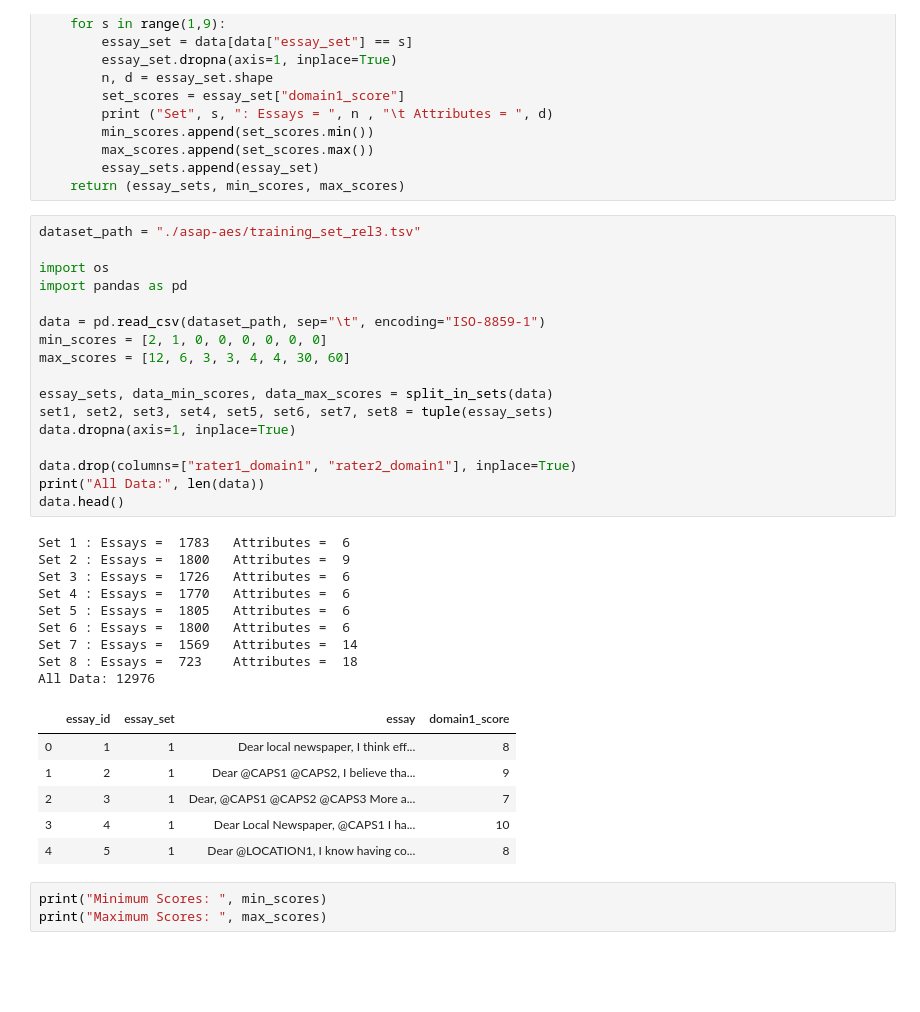
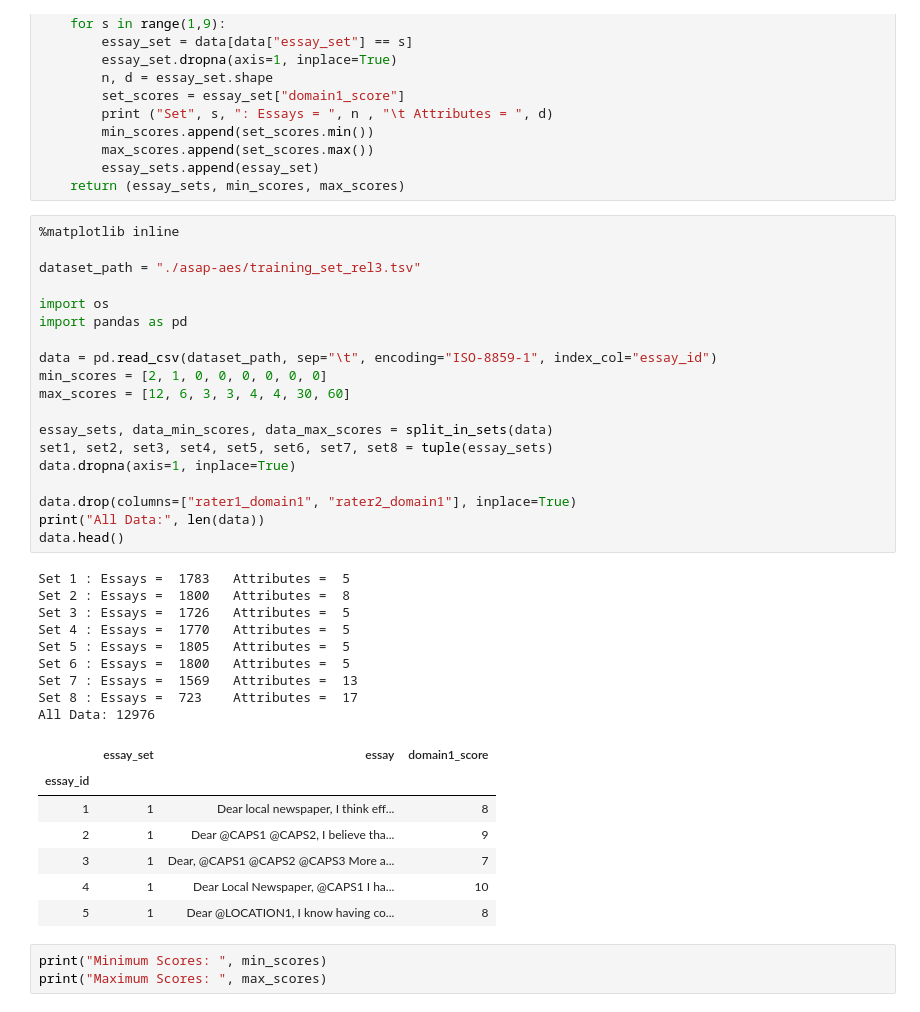
Before and after one commit to kadanes/NLP-Project-AES, a Jupyter notebook: feature_extraction.ipynb, the cells around one changed output. Saved outputs shown, nothing was run; the diff lists cells and outputs as text; blank space fills up the shorter version.

```diff
--- a/feature_extraction.ipynb
+++ b/feature_extraction.ipynb
@@ -16,38 +16,41 @@ def split_in_sets(data):
         essay_sets.append(essay_set)
     return (essay_sets, min_scores, max_scores)
 # %%
+%matplotlib inline
+
 dataset_path = "./asap-aes/training_set_rel3.tsv"
 
 import os
 import pandas as pd
 
-data = pd.read_csv(dataset_path, sep="\t", encoding="ISO-8859-1")
+data = pd.read_csv(dataset_path, sep="\t", encoding="ISO-8859-1", index_col="essay_id")
 min_scores = [2, 1, 0, 0, 0, 0, 0, 0]
 max_scores = [12, 6, 3, 3, 4, 4, 30, 60]
 
 essay_sets, data_min_scores, data_max_scores = split_in_sets(data)
 set1, set2, set3, set4, set5, set6, set7, set8 = tuple(essay_sets)
 data.dropna(axis=1, inplace=True)
 
 data.drop(columns=["rater1_domain1", "rater2_domain1"], inplace=True)
 print("All Data:", len(data))
 data.head()
 # %% [output]
-Set 1 : Essays =  1783   Attributes =  6
-Set 2 : Essays =  1800   Attributes =  9
-Set 3 : Essays =  1726   Attributes =  6
-Set 4 : Essays =  1770   Attributes =  6
-Set 5 : Essays =  1805   Attributes =  6
-Set 6 : Essays =  1800   Attributes =  6
-Set 7 : Essays =  1569   Attributes =  14
-Set 8 : Essays =  723    Attributes =  18
+Set 1 : Essays =  1783   Attributes =  5
+Set 2 : Essays =  1800   Attributes =  8
+Set 3 : Essays =  1726   Attributes =  5
+Set 4 : Essays =  1770   Attributes =  5
+Set 5 : Essays =  1805   Attributes =  5
+Set 6 : Essays =  1800   Attributes =  5
+Set 7 : Essays =  1569   Attributes =  13
+Set 8 : Essays =  723    Attributes =  17
 All Data: 12976
-|  | essay_id | essay_set | essay | domain1_score |
-| 0 | 1 | 1 | Dear local newspaper, I think eff... | 8 |
-| 1 | 2 | 1 | Dear @CAPS1 @CAPS2, I believe tha... | 9 |
-| 2 | 3 | 1 | Dear, @CAPS1 @CAPS2 @CAPS3 More a... | 7 |
-| 3 | 4 | 1 | Dear Local Newspaper, @CAPS1 I ha... | 10 |
-| 4 | 5 | 1 | Dear @LOCATION1, I know having co... | 8 |
+|  | essay_set | essay | domain1_score |
+| essay_id |  |  |  |
+| 1 | 1 | Dear local newspaper, I think eff... | 8 |
+| 2 | 1 | Dear @CAPS1 @CAPS2, I believe tha... | 9 |
+| 3 | 1 | Dear, @CAPS1 @CAPS2 @CAPS3 More a... | 7 |
+| 4 | 1 | Dear Local Newspaper, @CAPS1 I ha... | 10 |
+| 5 | 1 | Dear @LOCATION1, I know having co... | 8 |
 # %%
 print("Minimum Scores: ", min_scores)
 print("Maximum Scores: ", max_scores)
```
Also changed, not shown: parts of 14 cells of this notebook.
